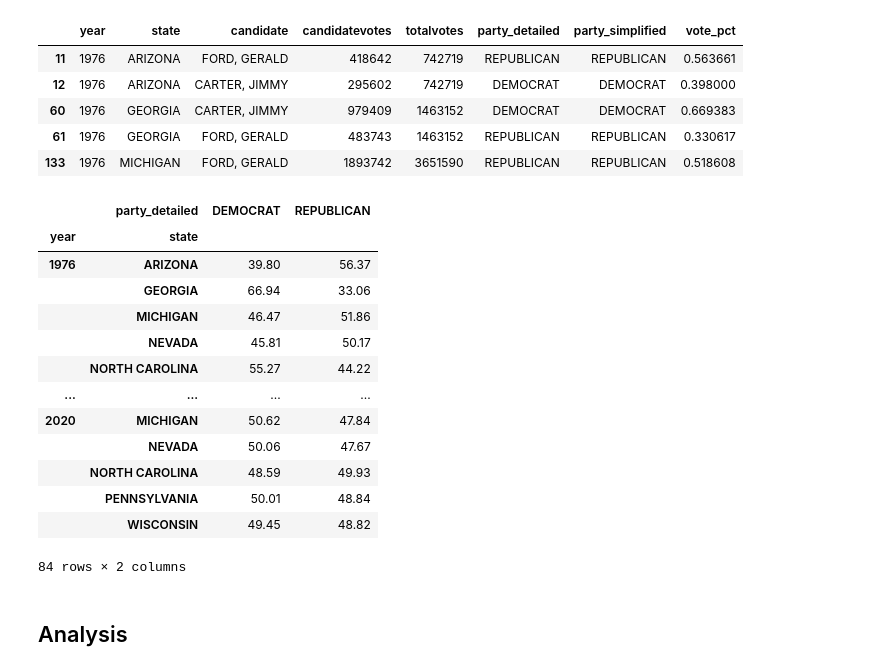
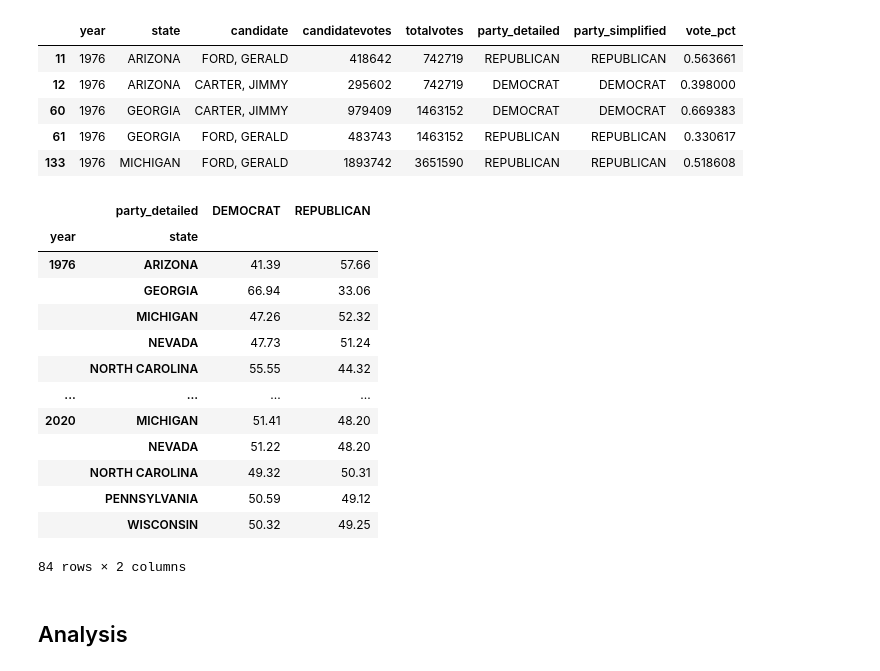
Before and after one commit to voglerdaniel/Elections-Analysis, a Jupyter notebook: code/swing_state_correlations.ipynb, the cells around one changed output. Cells and saved outputs as stored; diff of their text form; code cells hidden in the pictures.

```diff
--- a/code/swing_state_correlations.ipynb
+++ b/code/swing_state_correlations.ipynb
@@ -149,26 +153,31 @@ pivoted_df = swing_state_df.pivot(index=["year", "state", "candidate"], columns
 # %%
 party_share_df = pivoted_df.groupby(["year", "state"]).agg("sum")
 
 PCT_ADJ = 100
 
+# REBASE TO ENSURE D + R = 100
+
+party_share_df["DEMOCRAT"] = party_share_df["DEMOCRAT"] / (party_share_df["DEMOCRAT"] + party_share_df["REPUBLICAN"])
+party_share_df["REPUBLICAN"] = party_share_df["REPUBLICAN"] / (party_share_df["DEMOCRAT"] + party_share_df["REPUBLICAN"])
+
 party_share_df["DEMOCRAT"] = round(party_share_df["DEMOCRAT"] * PCT_ADJ,2) # clean up formatting
 party_share_df["REPUBLICAN"] = round(party_share_df["REPUBLICAN"] * PCT_ADJ,2)
 
 party_share_df
 # %% [output]
 |  | party_detailed | DEMOCRAT | REPUBLICAN |
 | year | state |  |  |
-| 1976 | ARIZONA | 39.80 | 56.37 |
+| 1976 | ARIZONA | 41.39 | 57.66 |
 |  | GEORGIA | 66.94 | 33.06 |
-|  | MICHIGAN | 46.47 | 51.86 |
-|  | NEVADA | 45.81 | 50.17 |
-|  | NORTH CAROLINA | 55.27 | 44.22 |
+|  | MICHIGAN | 47.26 | 52.32 |
+|  | NEVADA | 47.73 | 51.24 |
+|  | NORTH CAROLINA | 55.55 | 44.32 |
 | ... | ... | ... | ... |
-| 2020 | MICHIGAN | 50.62 | 47.84 |
-|  | NEVADA | 50.06 | 47.67 |
-|  | NORTH CAROLINA | 48.59 | 49.93 |
-|  | PENNSYLVANIA | 50.01 | 48.84 |
-|  | WISCONSIN | 49.45 | 48.82 |
+| 2020 | MICHIGAN | 51.41 | 48.20 |
+|  | NEVADA | 51.22 | 48.20 |
+|  | NORTH CAROLINA | 49.32 | 50.31 |
+|  | PENNSYLVANIA | 50.59 | 49.12 |
+|  | WISCONSIN | 50.32 | 49.25 |
 84 rows × 2 columns
 # %% [markdown]
 ## Analysis
```
Also changed, not shown: parts of 25 cells of this notebook, 1 other file.
